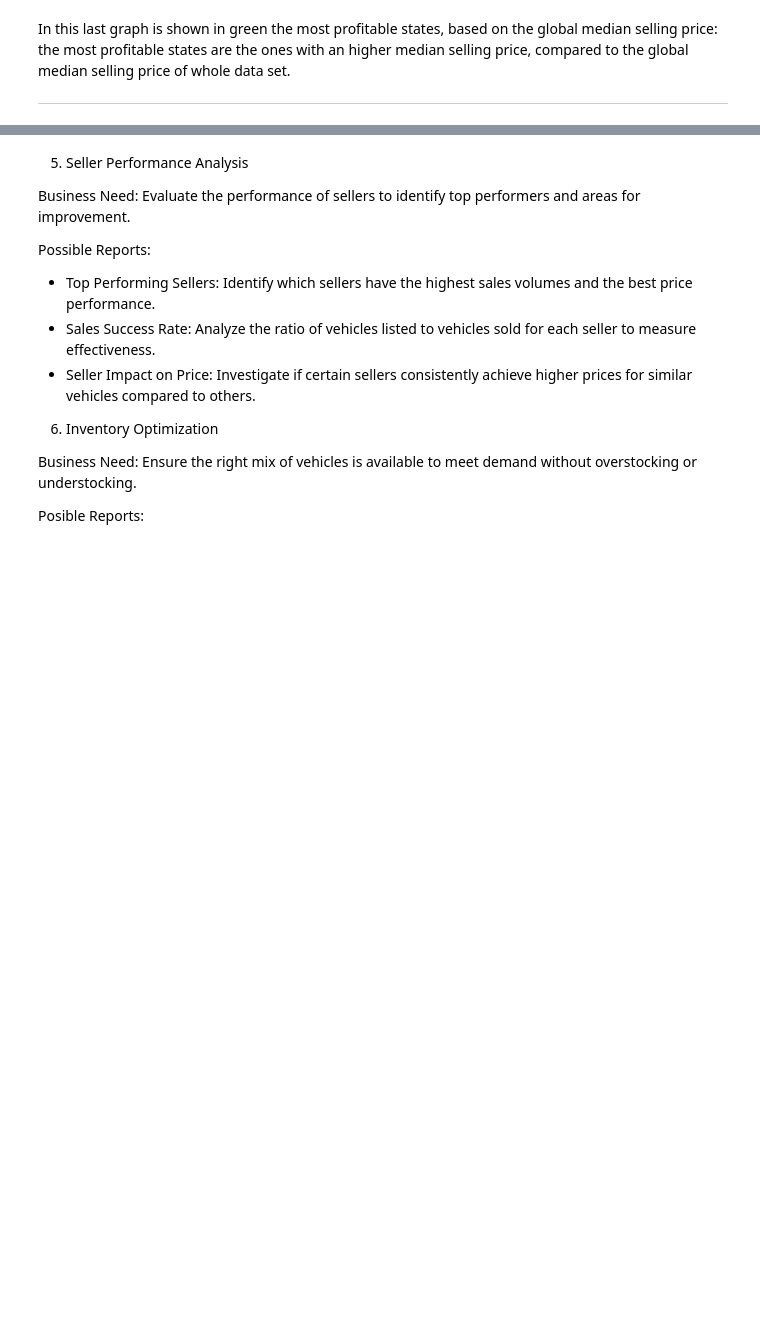
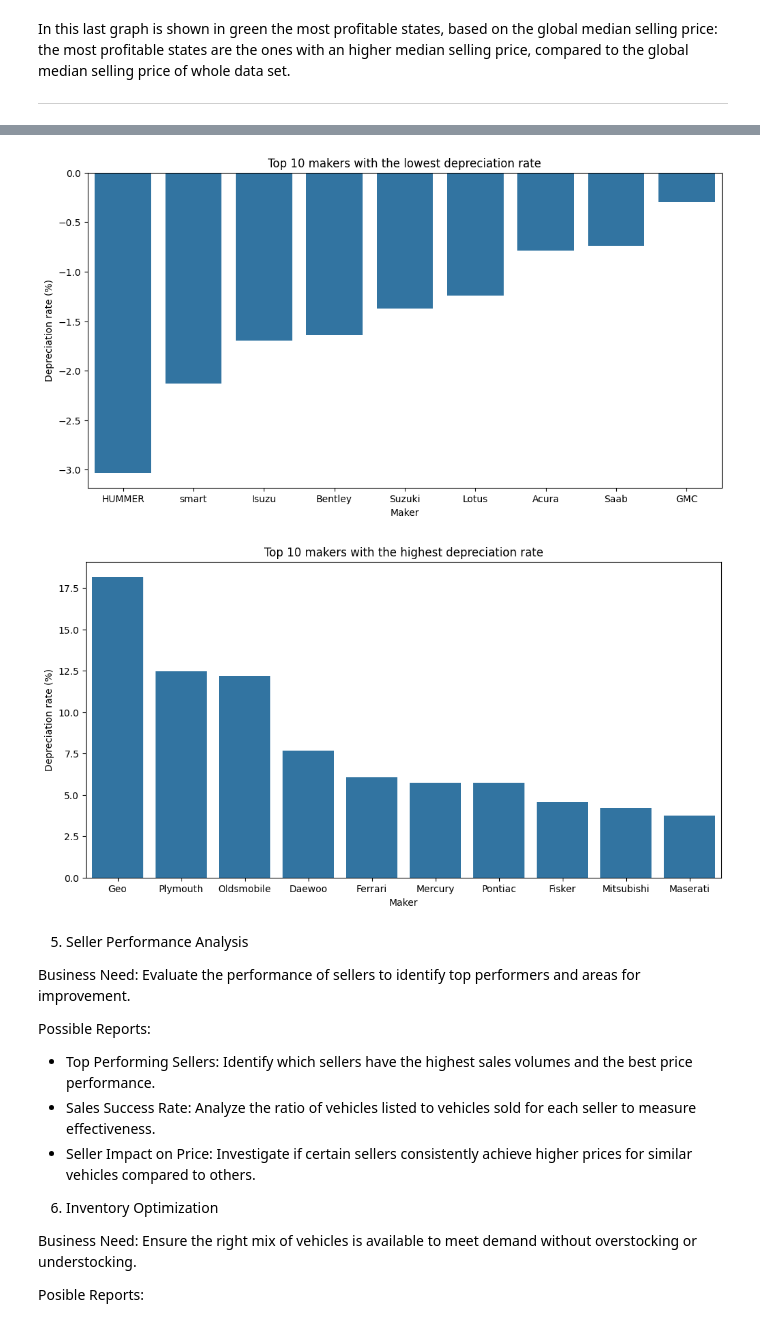
Before and after one commit to wizard86pz/cars_sales_us, a Jupyter notebook: ETL_cars.ipynb, the cells around one changed output, grey strips where cells are left out. Cells and saved outputs as stored; diff of their text form; code cells hidden in the pictures; blank space fills up the shorter version.

```diff
--- a/ETL_cars.ipynb
+++ b/ETL_cars.ipynb
@@ -1002,3 +1013,31 @@ Passing `palette` without assigning `hue` is deprecated and will be removed in v
+# %%
+#let's now check at the top 10 makers, whit lowest and highest depreciation rates, without considering the model age
+df_depreciation = df_clean.groupby(['maker'])[['selling_price', 'mmr']].median().reset_index()
+
+df_depreciation['depreciation_pctg'] = round(((df_depreciation['mmr'] - df_depreciation['selling_price']) / df_depreciation['mmr']) * 100, 3)
+
+dfdepreiation_positive_head = df_depreciation[df_depreciation['depreciation_pctg'] > 0].sort_values('depreciation_pctg', ascending=False).head(x)
+
+dfdepreiation_negative_head = df_depreciation[df_depreciation['depreciation_pctg'] < 0].sort_values('depreciation_pctg', ascending=True).head(x)
+
+#let's graph the top x makers with the lowest and highest depreciation rate
+plt.figure(figsize=(12,6))
+sns.barplot(data=dfdepreiation_negative_head, x='maker', y='depreciation_pctg')
+plt.title(f'Top {x} makers with the lowest depreciation rate')
+plt.xlabel('Maker')
+plt.ylabel('Depreciation rate (%)')
+plt.xticks(rotation=0)
+
+plt.figure(figsize=(12,6))
+sns.barplot(data=dfdepreiation_positive_head, x='maker', y='depreciation_pctg')
+plt.title(f'Top {x} makers with the highest depreciation rate')
+plt.xlabel('Maker')
+plt.ylabel('Depreciation rate (%)')
+plt.xticks(rotation=0)
+plt.show()
+# %% [output]
+[figure, added]
+[figure, added]
 # %% [markdown]
 5. Seller Performance Analysis
 
```
Also changed, not shown: parts of 4 cells of this notebook.
